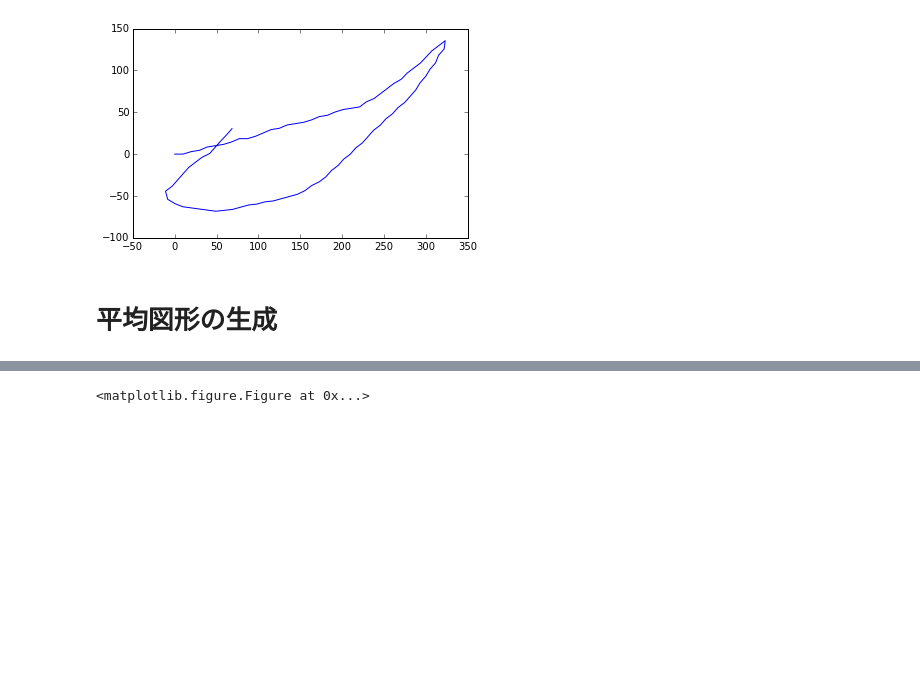
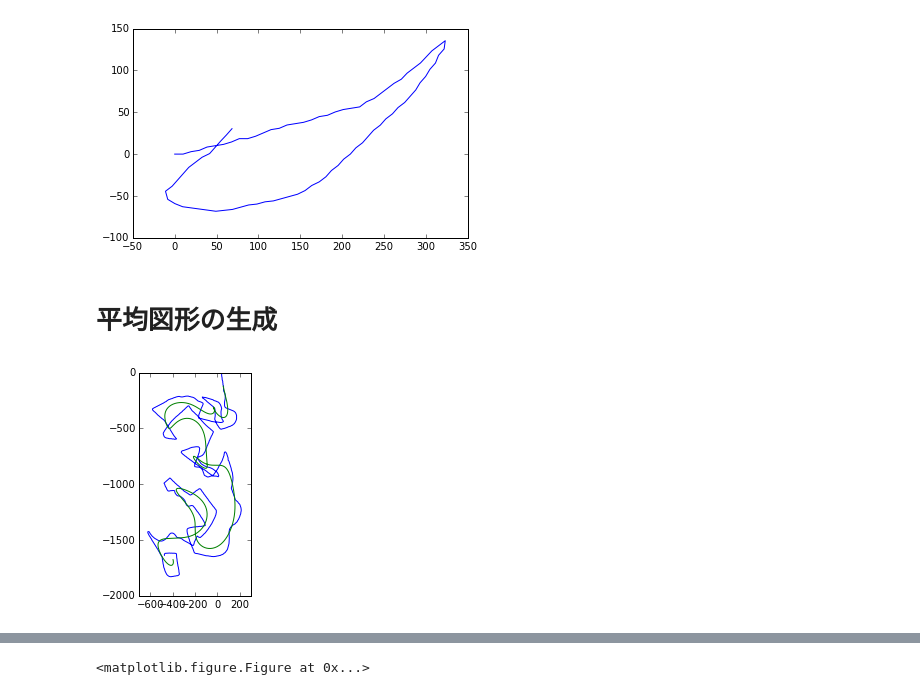
Before and after one commit to smurakami/figure-scanner, a Jupyter notebook: avarage_pool.ipynb, the cells around one changed output, grey strips where cells are left out. Saved outputs shown, nothing was run; the diff lists cells and outputs as text; code cells hidden in the pictures; blank space fills up the shorter version.

```diff
--- a/avarage_pool.ipynb
+++ b/avarage_pool.ipynb
@@ -164,4 +164,11 @@ def gen_avarage_shape(feat, shape_pool, feat_pool, length, sigma=5):
 # 平均図形の生成
 # %%
 sigma = 10
+# %%
+num = 1
+path = poolwalk(feat, shape_pool[num], shape_feat_pool[num], 1000)
+plot_path(path)
+plot_path(gen_bone(path, sigma=sigma))
+# %% [output]
+[figure, added]
 # %%
```
Also changed, not shown: parts of 1 cell of this notebook.
